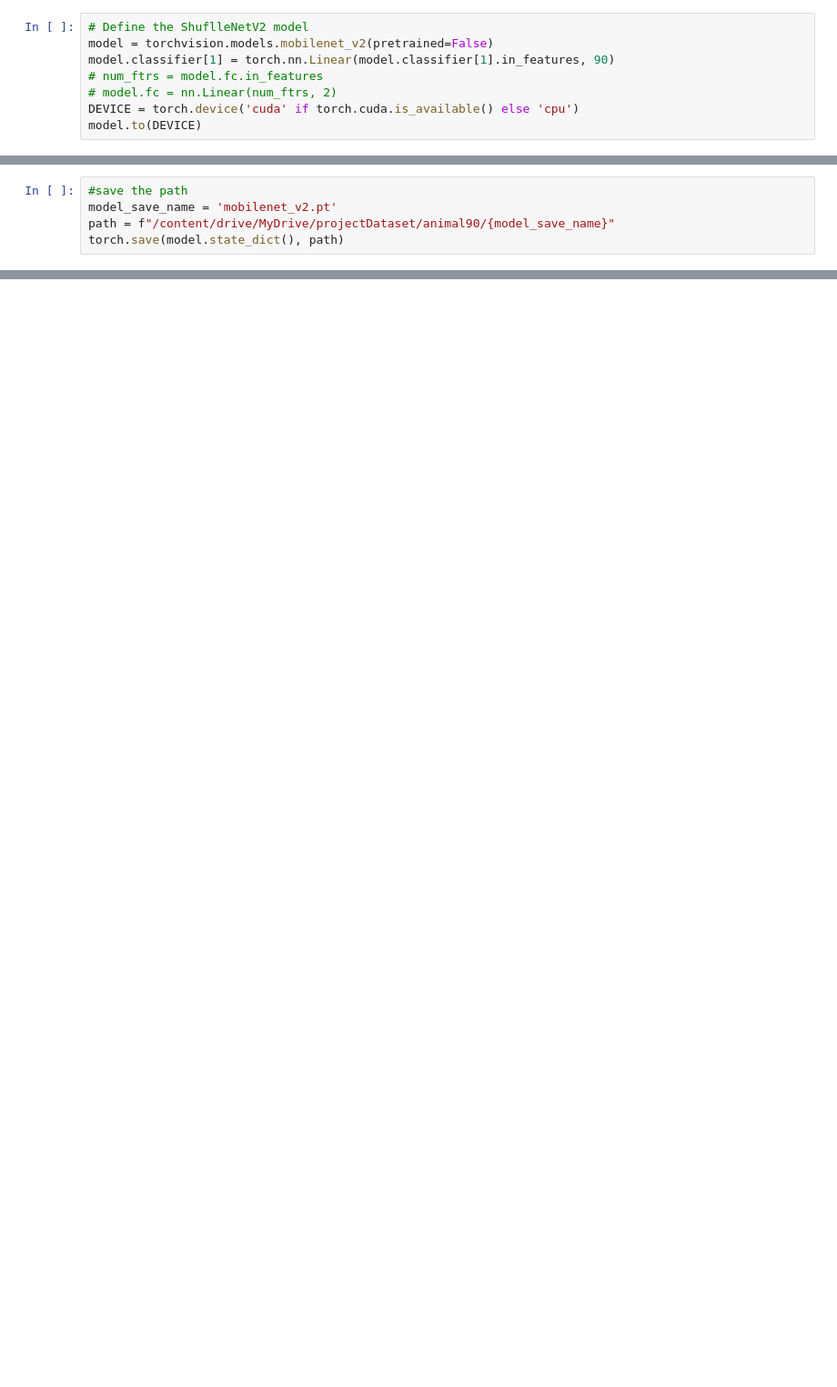
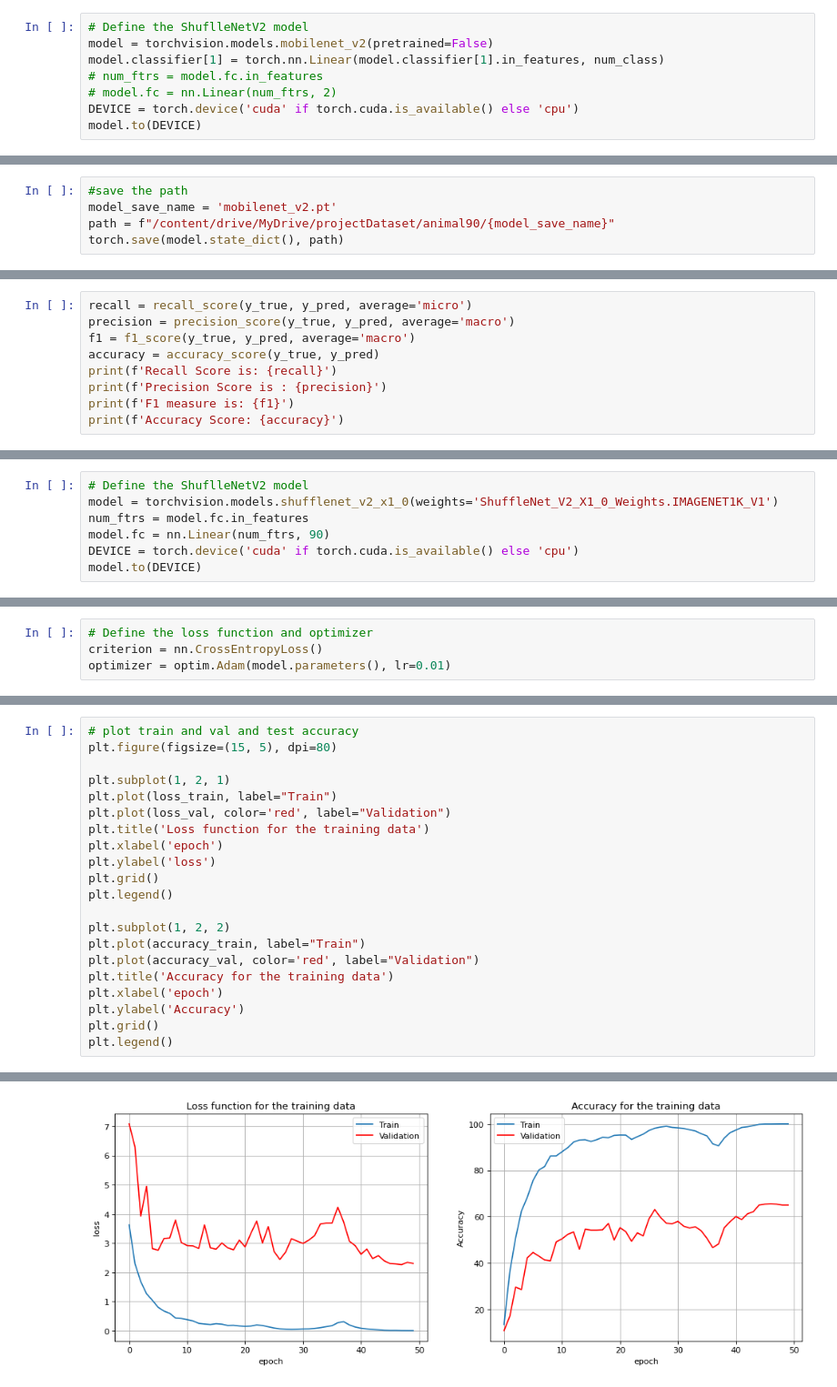
Before and after one commit to pouyakhooshabi/Image-Classification, a Jupyter notebook: animal90.ipynb, the cells around one changed output, grey strips where cells are left out. Shown at 91% size. Saved outputs shown, nothing was run; the diff lists cells and outputs as text; blank space fills up the shorter version.

```diff
--- a/animal90.ipynb
+++ b/animal90.ipynb
@@ -413,7 +484,7 @@ with open("/content/drive/MyDrive/projectDataset/animal90/loss_shufflenet_v2_x1_
 # %%
 # Define the ShuflleNetV2 model
 model = torchvision.models.mobilenet_v2(pretrained=False)
-model.classifier[1] = torch.nn.Linear(model.classifier[1].in_features, 90)
+model.classifier[1] = torch.nn.Linear(model.classifier[1].in_features, num_class)
 # num_ftrs = model.fc.in_features
 # model.fc = nn.Linear(num_ftrs, 2)
 DEVICE = torch.device('cuda' if torch.cuda.is_available() else 'cpu')
@@ -556,3 +660,12 @@ with open("/content/drive/MyDrive/projectDataset/animal90/loss_mobilenet_v2.txt"
     pickle.dump(loss_train, fp)
     pickle.dump(loss_val, fp)
     pickle.dump(loss_test, fp)
+# %%
+recall = recall_score(y_true, y_pred, average='micro')
+precision = precision_score(y_true, y_pred, average='macro')
+f1 = f1_score(y_true, y_pred, average='macro')
+accuracy = accuracy_score(y_true, y_pred)
+print(f'Recall Score is: {recall}')
+print(f'Precision Score is : {precision}')
+print(f'F1 measure is: {f1}')
+print(f'Accuracy Score: {accuracy}')
@@ -558,0 +674,7 @@ with open("/content/drive/MyDrive/projectDataset/animal90/loss_mobilenet_v2.txt"
+# %%
+# Define the ShuflleNetV2 model
+model = torchvision.models.shufflenet_v2_x1_0(weights='ShuffleNet_V2_X1_0_Weights.IMAGENET1K_V1')
+num_ftrs = model.fc.in_features
+model.fc = nn.Linear(num_ftrs, 90)
+DEVICE = torch.device('cuda' if torch.cuda.is_available() else 'cpu')
+model.to(DEVICE)
@@ -558,0 +700,4 @@ with open("/content/drive/MyDrive/projectDataset/animal90/loss_mobilenet_v2.txt"
+# %%
+# Define the loss function and optimizer
+criterion = nn.CrossEntropyLoss()
+optimizer = optim.Adam(model.parameters(), lr=0.01)
@@ -558,0 +798,22 @@ with open("/content/drive/MyDrive/projectDataset/animal90/loss_mobilenet_v2.txt"
+# %%
+# plot train and val and test accuracy
+plt.figure(figsize=(15, 5), dpi=80)
+
+plt.subplot(1, 2, 1)
+plt.plot(loss_train, label="Train")
+plt.plot(loss_val, color='red', label="Validation")
+plt.title('Loss function for the training data')
+plt.xlabel('epoch')
+plt.ylabel('loss')
+plt.grid()
+plt.legend()
+
+plt.subplot(1, 2, 2)
+plt.plot(accuracy_train, label="Train")
+plt.plot(accuracy_val, color='red', label="Validation")
+plt.title('Accuracy for the training data')
+plt.xlabel('epoch')
+plt.ylabel('Accuracy')
+plt.grid()
+plt.legend()
+# %% [output]
@@ -558,0 +821 @@ with open("/content/drive/MyDrive/projectDataset/animal90/loss_mobilenet_v2.txt"
+[figure, added]
```
Also changed, not shown: parts of 43 cells of this notebook, 1 other file.
